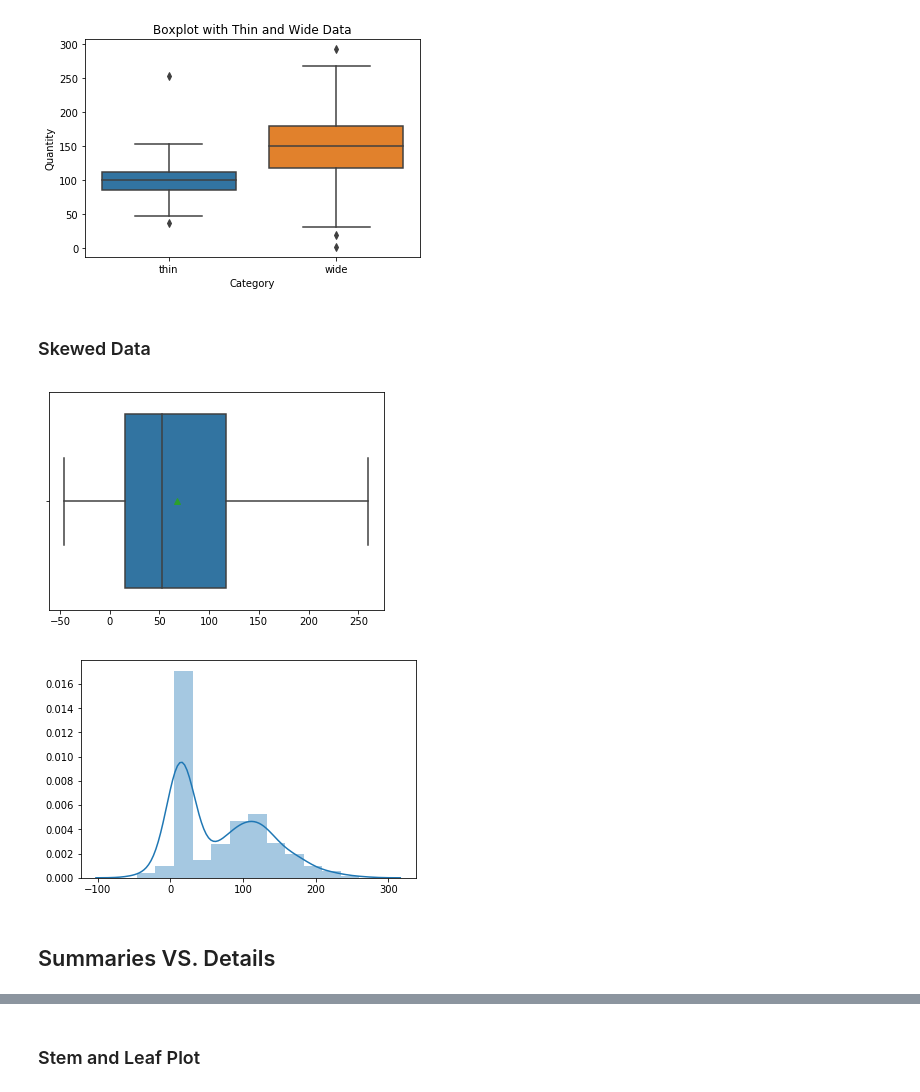
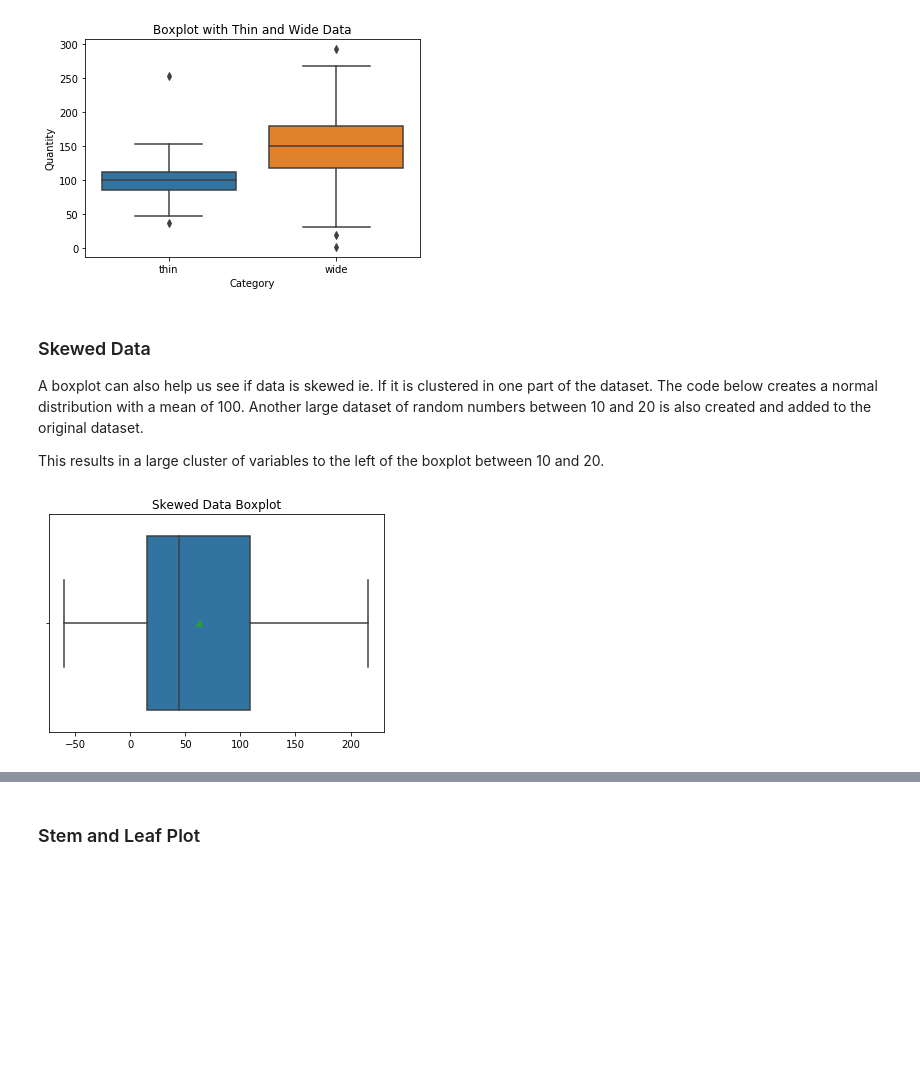
Before and after one commit to dermotkel/fundamentals-project, a Jupyter notebook: Fundamentals - Project.ipynb, the cells around one changed output, grey strips where cells are left out. Saved outputs shown, nothing was run; the diff lists cells and outputs as text; code cells hidden in the pictures; blank space fills up the shorter version.

Commit message:
finished boxplot

```diff
--- a/Fundamentals - Project.ipynb
+++ b/Fundamentals - Project.ipynb
@@ -157,29 +157,28 @@ plt.ylabel('Quantity')
 # %% [output]
 Text(0,0.5,'Quantity')
 [figure]
-# %% [markdown]
-### Skewed Data
+# %% [markdown]
+### Skewed Data
+
+A boxplot can also help us see if data is skewed ie. If it is clustered in one part of the dataset. The code below creates a normal distribution with a mean of 100. Another large dataset of random numbers between 10 and 20 is also created and added to the original dataset.
+
+This results in a large cluster of variables  to the left of the boxplot between 10 and 20.
 # %%
-x = np.random.normal(100, 50, size=300)
+x = np.random.normal(100, 50, size=300) # Normal distribution created
 y = []
 for i in x:
  q = np.rint(i)
  y.append(q)
 
 for i in range(200):
-    i = np.random.randint(10,20)
+    i = np.random.randint(10,20) # A large cluster of numbers are added to the dataset.
     y.append(i)
 
 
 y = pd.Series(y)
 
 sns.boxplot(y, showmeans=True)
+plt.title('Skewed Data Boxplot')
 plt.show()
-
-sns.distplot(y)
-plt.show()
 # %% [output]
-[figure, old version]
+[figure, new version]
-[figure, removed]
-# %% [markdown]
-## Summaries VS. Details
```
Also changed, not shown: parts of 6 cells of this notebook.
